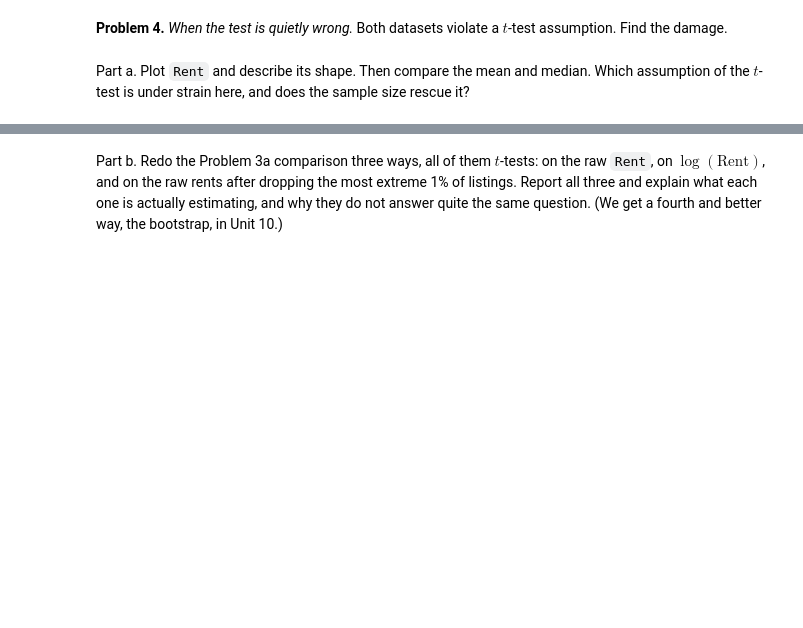
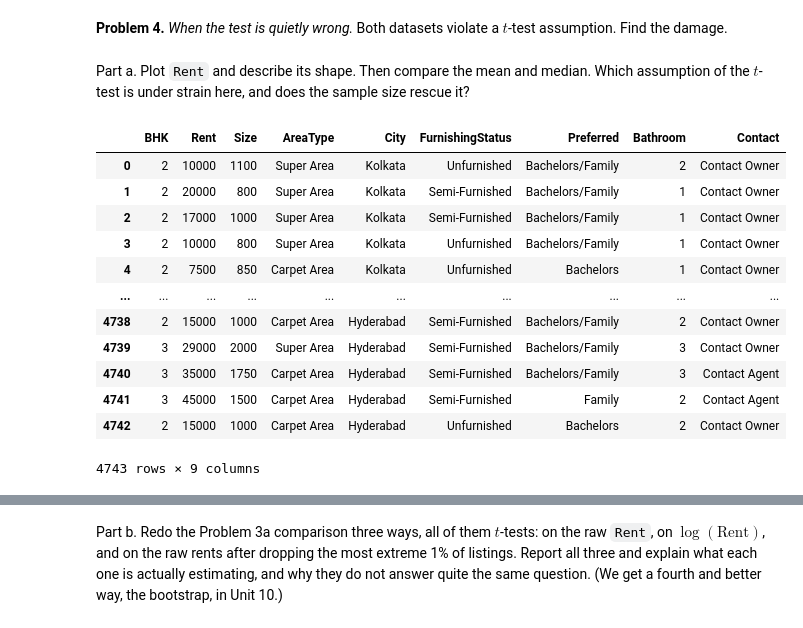
Before and after one commit to suzanaSSP/stat220-fall2026, a Jupyter notebook: F2026/Homework/Stat_220_HW_Unit01_Inference.ipynb, the cells around one changed output, grey strips where cells are left out. Saved outputs shown, nothing was run; the diff lists cells and outputs as text; code cells hidden in the pictures; blank space fills up the shorter version.

```diff
--- a/F2026/Homework/Stat_220_HW_Unit01_Inference.ipynb
+++ b/F2026/Homework/Stat_220_HW_Unit01_Inference.ipynb
@@ -375,3 +538,19 @@ Find the damage.
 # %% [markdown]
 Part a. Plot `Rent` and describe its shape. Then compare the mean and median. Which
 assumption of the $t$-test is under strain here, and does the sample size rescue it?
+# %%
+rent
+# %% [output]
+|  | BHK | Rent | Size | AreaType | City | FurnishingStatus | Preferred | Bathroom | Contact |
+| 0 | 2 | 10000 | 1100 | Super Area | Kolkata | Unfurnished | Bachelors/Family | 2 | Contact Owner |
+| 1 | 2 | 20000 | 800 | Super Area | Kolkata | Semi-Furnished | Bachelors/Family | 1 | Contact Owner |
+| 2 | 2 | 17000 | 1000 | Super Area | Kolkata | Semi-Furnished | Bachelors/Family | 1 | Contact Owner |
+| 3 | 2 | 10000 | 800 | Super Area | Kolkata | Unfurnished | Bachelors/Family | 1 | Contact Owner |
+| 4 | 2 | 7500 | 850 | Carpet Area | Kolkata | Unfurnished | Bachelors | 1 | Contact Owner |
+| ... | ... | ... | ... | ... | ... | ... | ... | ... | ... |
+| 4738 | 2 | 15000 | 1000 | Carpet Area | Hyderabad | Semi-Furnished | Bachelors/Family | 2 | Contact Owner |
+| 4739 | 3 | 29000 | 2000 | Super Area | Hyderabad | Semi-Furnished | Bachelors/Family | 3 | Contact Owner |
+| 4740 | 3 | 35000 | 1750 | Carpet Area | Hyderabad | Semi-Furnished | Bachelors/Family | 3 | Contact Agent |
+| 4741 | 3 | 45000 | 1500 | Carpet Area | Hyderabad | Semi-Furnished | Family | 2 | Contact Agent |
+| 4742 | 2 | 15000 | 1000 | Carpet Area | Hyderabad | Unfurnished | Bachelors | 2 | Contact Owner |
+4743 rows × 9 columns
```
Also changed, not shown: parts of 23 cells of this notebook.
